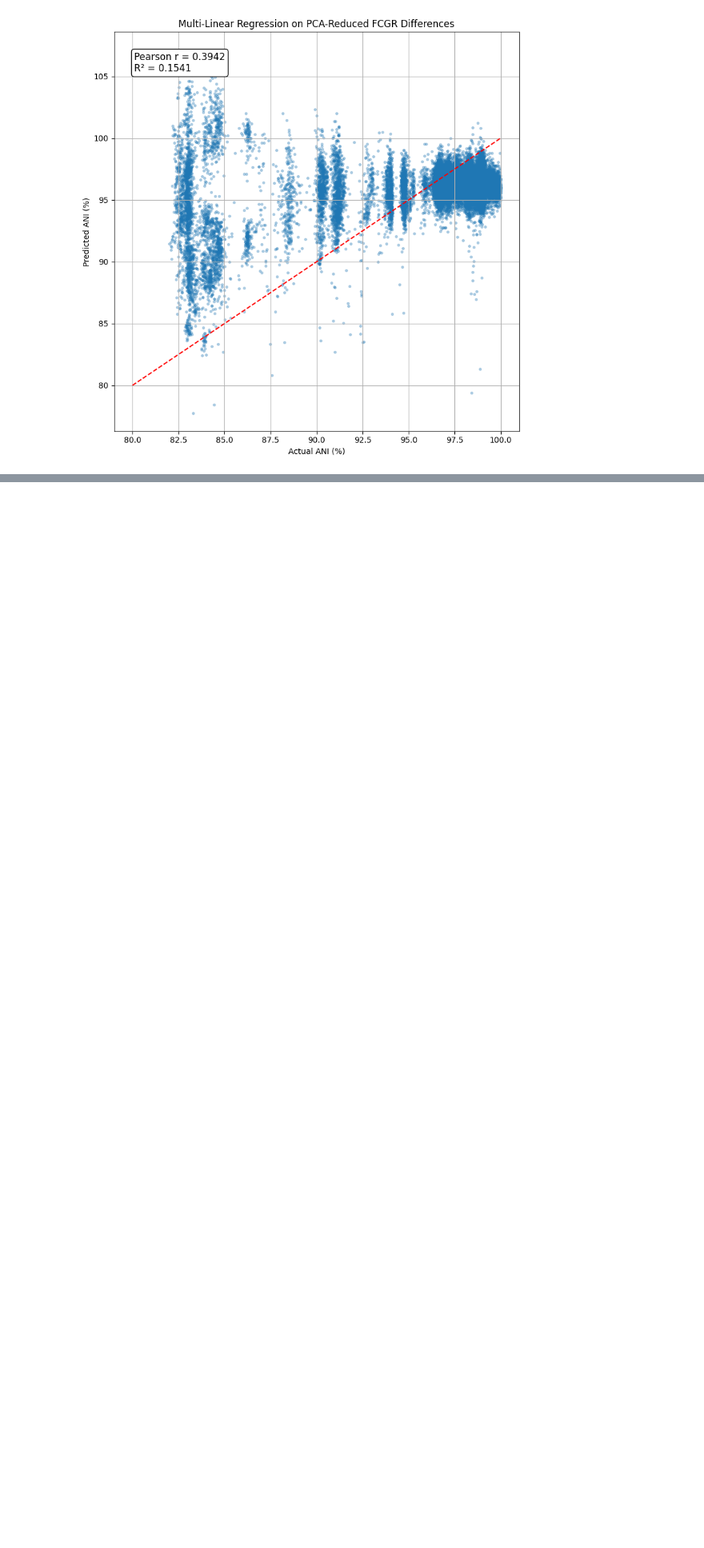
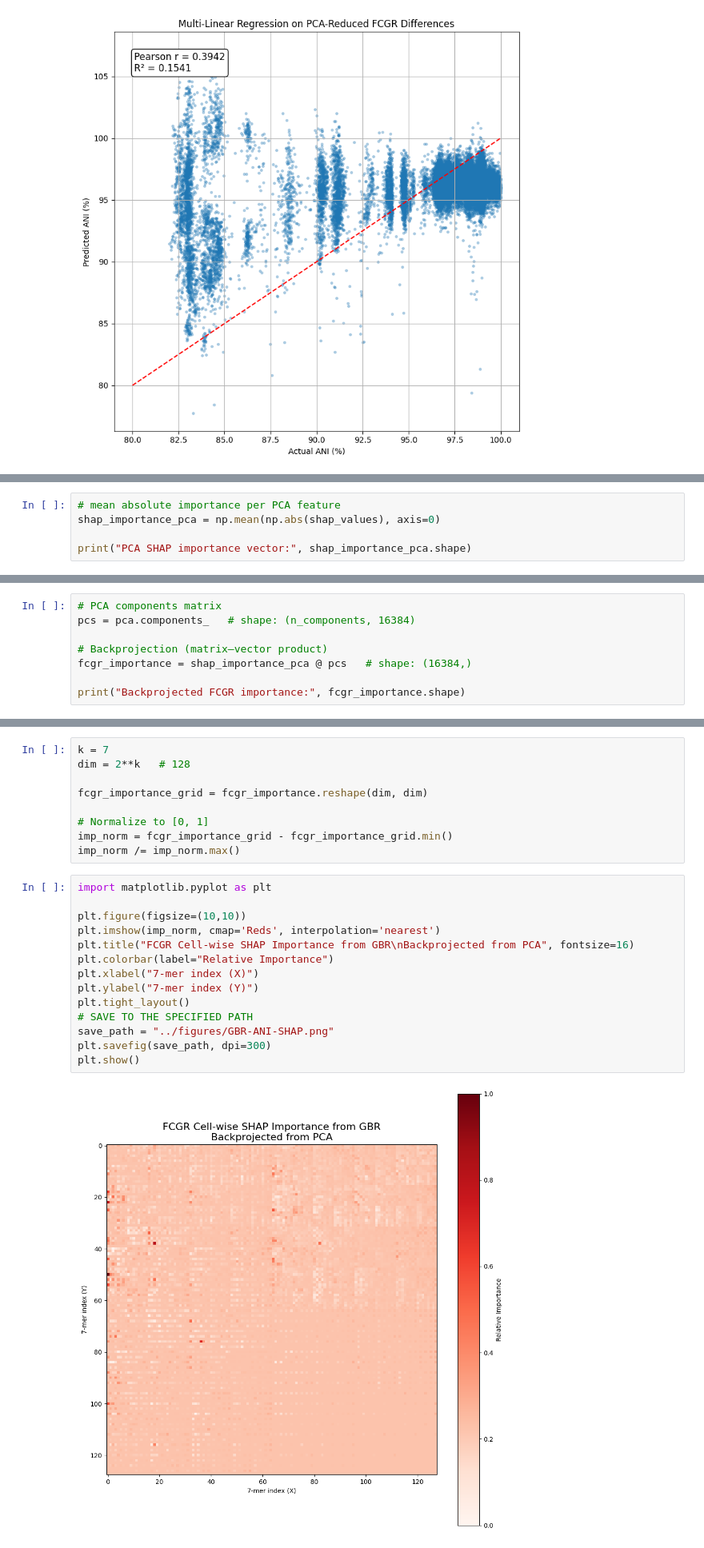
Before and after one commit to Ethan-Hetrick/CX4803-MLB-final-project-Spring-2025, a Jupyter notebook: bin/ANI_regression_PCA.ipynb, the cells around one changed output, grey strips where cells are left out. Shown: that part at 80% size. Saved outputs shown, nothing was run; the diff lists cells and outputs as text; blank space fills up the shorter version.

Commit message:
Added SHAP analysis

```diff
--- a/bin/ANI_regression_PCA.ipynb
+++ b/bin/ANI_regression_PCA.ipynb
@@ -251,0 +269,5 @@ Saved figure to: ../figures/LR-ANI.png
+# %%
+# mean absolute importance per PCA feature
+shap_importance_pca = np.mean(np.abs(shap_values), axis=0)
+
+print("PCA SHAP importance vector:", shap_importance_pca.shape)
@@ -251,0 +276,8 @@ Saved figure to: ../figures/LR-ANI.png
+# %%
+# PCA components matrix
+pcs = pca.components_   # shape: (n_components, 16384)
+
+# Backprojection (matrix–vector product)
+fcgr_importance = shap_importance_pca @ pcs   # shape: (16384,)
+
+print("Backprojected FCGR importance:", fcgr_importance.shape)
@@ -251,0 +286,25 @@ Saved figure to: ../figures/LR-ANI.png
+# %%
+k = 7
+dim = 2**k   # 128
+
+fcgr_importance_grid = fcgr_importance.reshape(dim, dim)
+
+# Normalize to [0, 1]
+imp_norm = fcgr_importance_grid - fcgr_importance_grid.min()
+imp_norm /= imp_norm.max()
+# %%
+import matplotlib.pyplot as plt
+
+plt.figure(figsize=(10,10))
+plt.imshow(imp_norm, cmap='Reds', interpolation='nearest')
+plt.title("FCGR Cell-wise SHAP Importance from GBR\nBackprojected from PCA", fontsize=16)
+plt.colorbar(label="Relative Importance")
+plt.xlabel("7-mer index (X)")
+plt.ylabel("7-mer index (Y)")
+plt.tight_layout()
+# SAVE TO THE SPECIFIED PATH
+save_path = "../figures/GBR-ANI-SHAP.png"
+plt.savefig(save_path, dpi=300)
+plt.show()
+# %% [output]
+[figure, added]
```
Also changed, not shown: parts of 4 cells of this notebook, 3 other files.
